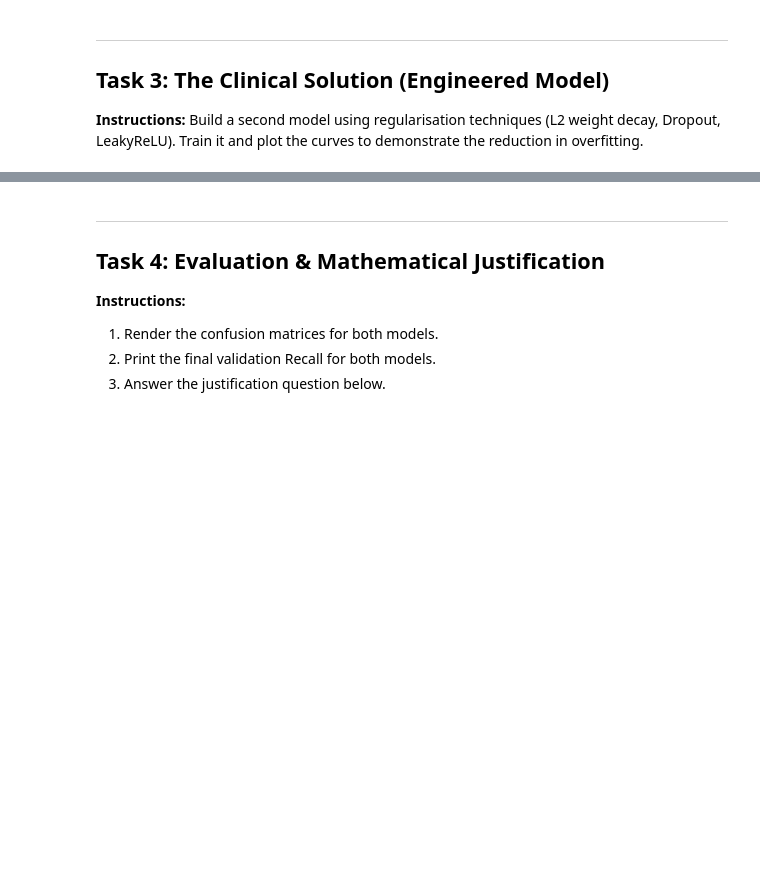
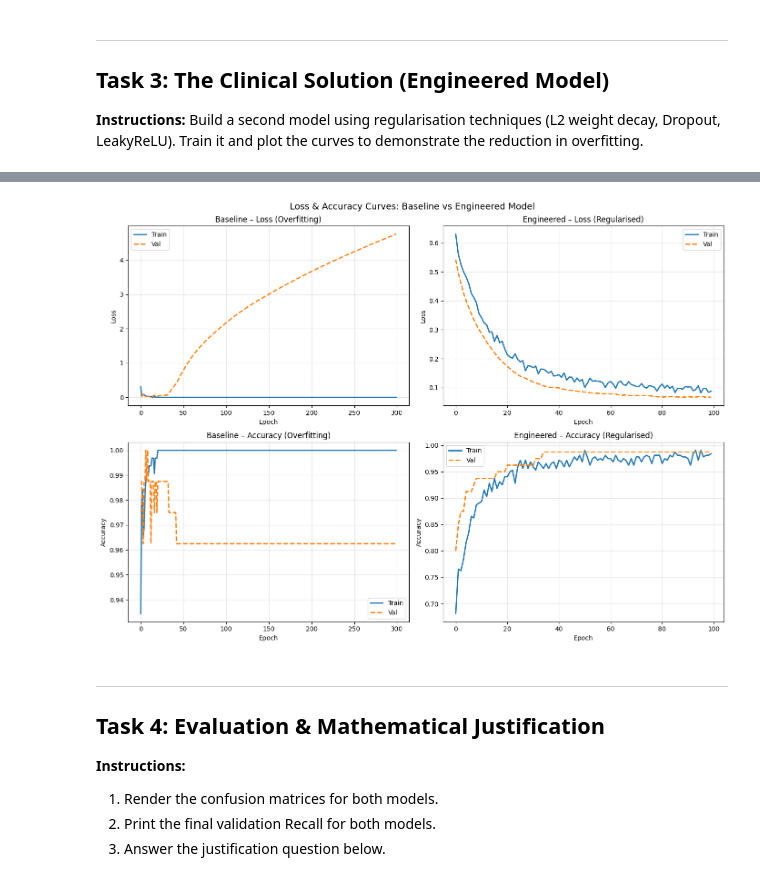
Before and after one commit to S26-Deep-Learning-in-Medicine/assignment-2-ckd-pipeline-NadaOmar03, a Jupyter notebook: ckd_assignment.ipynb, the cells around one changed output, grey strips where cells are left out. Drawn from its saved outputs; the diff is of its cells as text; code cells hidden in the pictures; blank space fills up the shorter version.

```diff
--- a/ckd_assignment.ipynb
+++ b/ckd_assignment.ipynb
@@ -364,3 +362,47 @@ plt.show()
+# %%
+# ── Side-by-side comparison plot (Loss & Accuracy) ────────────────────────────
+fig, axes = plt.subplots(2, 2, figsize=(14, 10))
+
+# ── Row 0: Loss curves ────────────────────────────────────────────────────────
+axes[0, 0].plot(history_base.history['loss'],     label='Train', linewidth=2)
+axes[0, 0].plot(history_base.history['val_loss'], label='Val',   linewidth=2, linestyle='--')
+axes[0, 0].set_title('Baseline – Loss (Overfitting)', fontsize=12)
+axes[0, 0].set_xlabel('Epoch')
+axes[0, 0].set_ylabel('Loss')
+axes[0, 0].legend()
+axes[0, 0].grid(True, alpha=0.3)
+
+axes[0, 1].plot(history_eng.history['loss'],     label='Train', linewidth=2)
+axes[0, 1].plot(history_eng.history['val_loss'], label='Val',   linewidth=2, linestyle='--')
+axes[0, 1].set_title('Engineered – Loss (Regularised)', fontsize=12)
+axes[0, 1].set_xlabel('Epoch')
+axes[0, 1].set_ylabel('Loss')
+axes[0, 1].legend()
+axes[0, 1].grid(True, alpha=0.3)
+
+# ── Row 1: Accuracy curves ────────────────────────────────────────────────────
+axes[1, 0].plot(history_base.history['accuracy'],     label='Train', linewidth=2)
+axes[1, 0].plot(history_base.history['val_accuracy'], label='Val',   linewidth=2, linestyle='--')
+axes[1, 0].set_title('Baseline – Accuracy (Overfitting)', fontsize=12)
+axes[1, 0].set_xlabel('Epoch')
+axes[1, 0].set_ylabel('Accuracy')
+axes[1, 0].legend()
+axes[1, 0].grid(True, alpha=0.3)
+
+axes[1, 1].plot(history_eng.history['accuracy'],     label='Train', linewidth=2)
+axes[1, 1].plot(history_eng.history['val_accuracy'], label='Val',   linewidth=2, linestyle='--')
+axes[1, 1].set_title('Engineered – Accuracy (Regularised)', fontsize=12)
+axes[1, 1].set_xlabel('Epoch')
+axes[1, 1].set_ylabel('Accuracy')
+axes[1, 1].legend()
+axes[1, 1].grid(True, alpha=0.3)
+
+plt.suptitle('Loss & Accuracy Curves: Baseline vs Engineered Model', fontsize=14)
+plt.tight_layout()
+plt.savefig('comparison_loss_curves.png', dpi=150, bbox_inches='tight')
+plt.show()
+# %% [output]
+[figure, added]
 # %% [markdown]
 ---
 ## Task 4: Evaluation & Mathematical Justification
```
Also changed, not shown: parts of 9 cells of this notebook.
